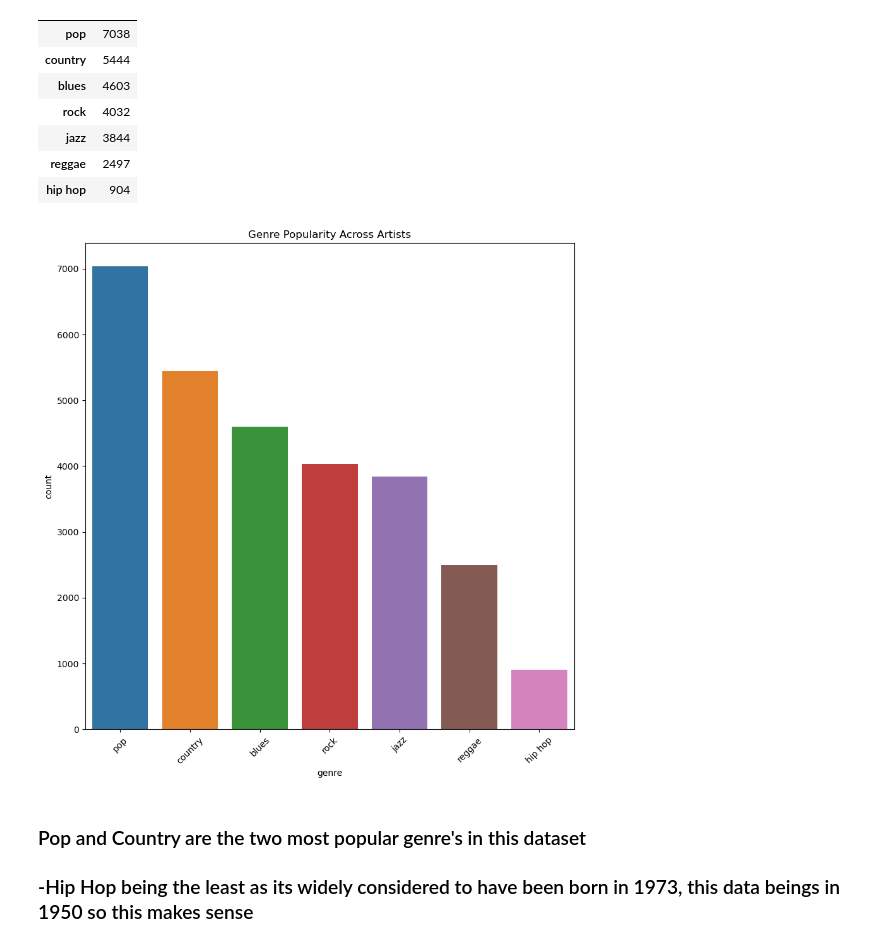
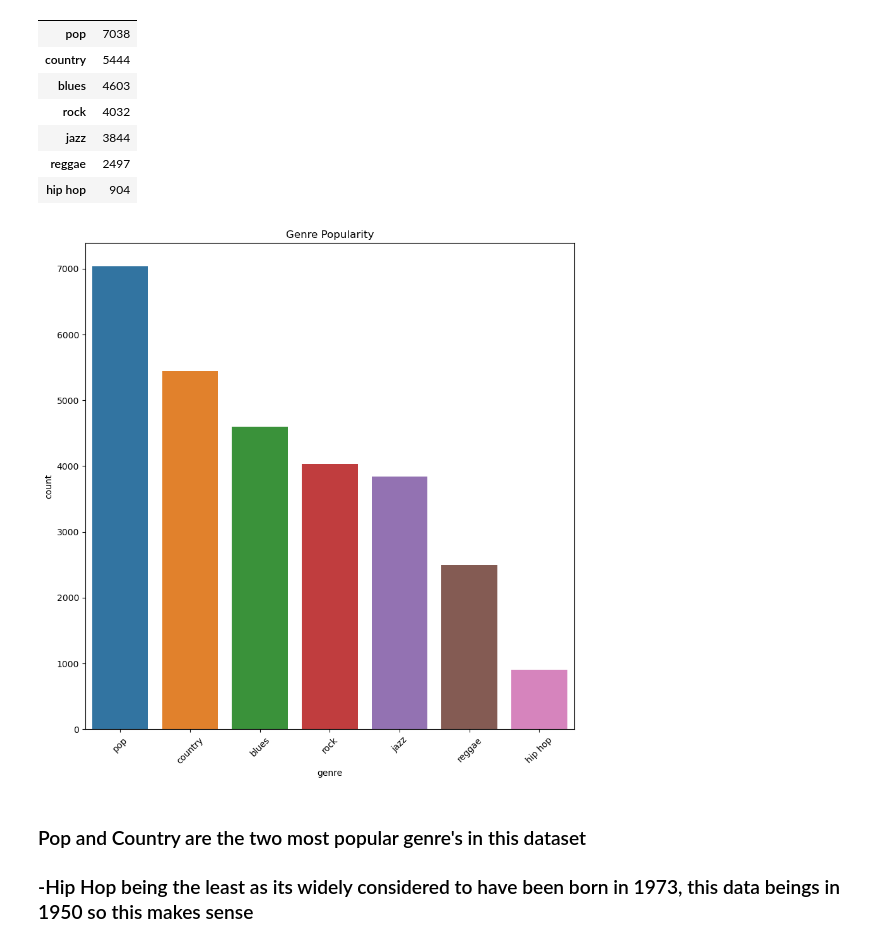
Before and after one commit to GClark89/MusicTrain, a Jupyter notebook: EDA.ipynb, the cells around one changed output. Cells and saved outputs as stored; diff of their text form; code cells hidden in the pictures.

```diff
--- a/EDA.ipynb
+++ b/EDA.ipynb
@@ -201,11 +201,11 @@ value_counts_genre
 # %%
 # Lets display the count of all the genres
 sns.barplot(x='genre', y='count', data=value_counts_genre , hue= "genre", legend= False)
 plt.xticks(rotation=45)
-plt.title("Genre Popularity Across Artists")
-plt.show()
+plt.title("Genre Popularity")
+None
 # %% [output]
-[figure, old version]
+[figure, new version]
 # %% [markdown]
 ### Pop and Country are the two most popular genre's in this dataset
 ###   -Hip Hop being the least as its widely considered to have been born in 1973, this data beings in 1950 so this makes sense
```
Also changed, not shown: parts of 18 cells of this notebook, 2 other files.
